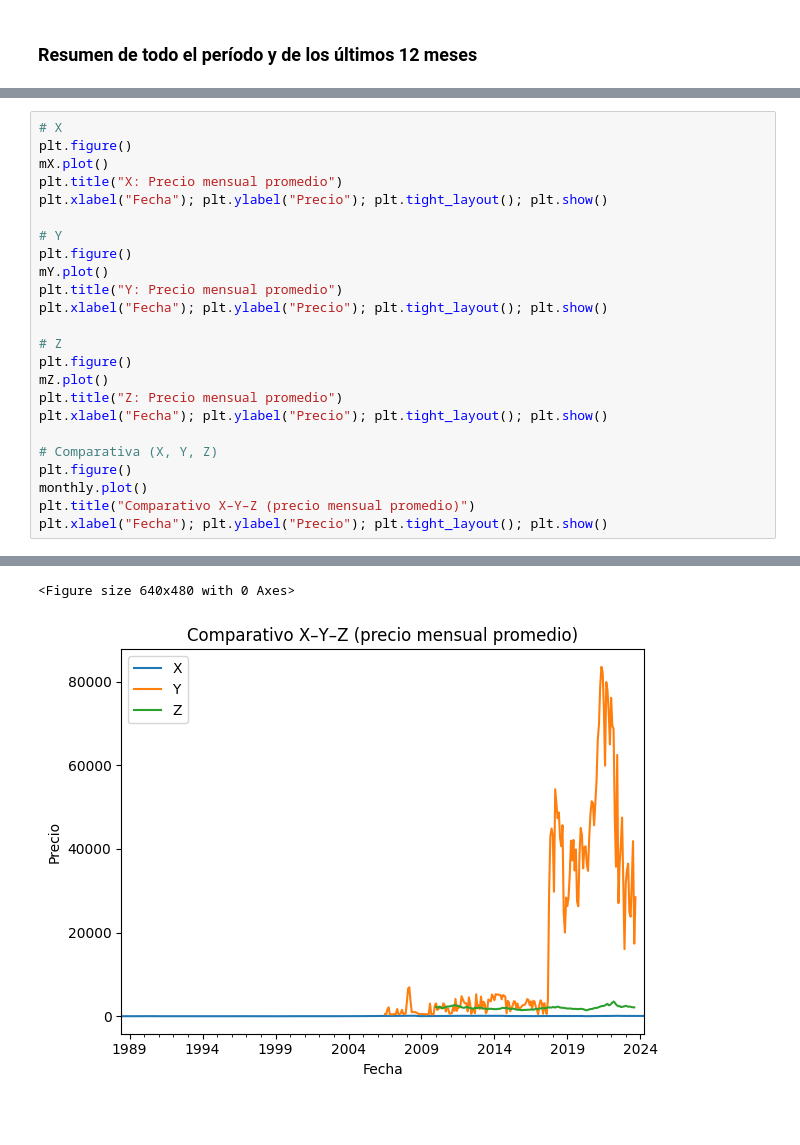
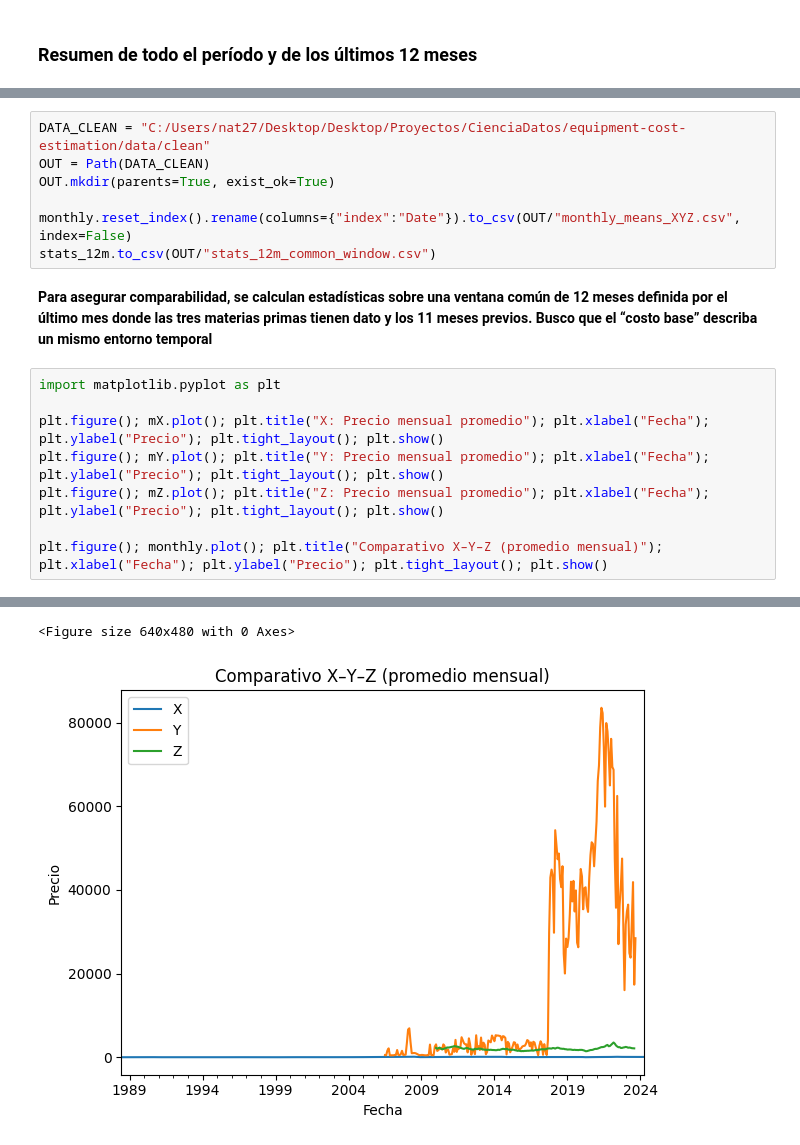
Before and after one commit to NaTHuber/equipment-cost-estimation, a Jupyter notebook: code/01_eda.ipynb, the cells around one changed output, grey strips where cells are left out. Drawn from its saved outputs; the diff is of its cells as text; blank space fills up the shorter version.

Commit message:
[update]: Se modifica ventana para una común de 12 meses

```diff
--- a/code/01_eda.ipynb
+++ b/code/01_eda.ipynb
@@ -356,30 +359,23 @@ Estadísticas de los últimos 12 meses
+# %%
+DATA_CLEAN = "C:/Users/nat27/Desktop/Desktop/Proyectos/CienciaDatos/equipment-cost-estimation/data/clean"
+OUT = Path(DATA_CLEAN)
+OUT.mkdir(parents=True, exist_ok=True)
+
+monthly.reset_index().rename(columns={"index":"Date"}).to_csv(OUT/"monthly_means_XYZ.csv", index=False)
+stats_12m.to_csv(OUT/"stats_12m_common_window.csv")
+# %% [markdown]
+**Para asegurar comparabilidad, se calculan estadísticas sobre una ventana común de 12 meses definida por el último mes donde las tres materias primas tienen dato y los 11 meses previos. Busco que el “costo base” describa un mismo entorno temporal**
 # %%
-# X
-plt.figure()
-mX.plot()
-plt.title("X: Precio mensual promedio")
-plt.xlabel("Fecha"); plt.ylabel("Precio"); plt.tight_layout(); plt.show()
+import matplotlib.pyplot as plt
 
-# Y
-plt.figure()
-mY.plot()
-plt.title("Y: Precio mensual promedio")
-plt.xlabel("Fecha"); plt.ylabel("Precio"); plt.tight_layout(); plt.show()
+plt.figure(); mX.plot(); plt.title("X: Precio mensual promedio"); plt.xlabel("Fecha"); plt.ylabel("Precio"); plt.tight_layout(); plt.show()
+plt.figure(); mY.plot(); plt.title("Y: Precio mensual promedio"); plt.xlabel("Fecha"); plt.ylabel("Precio"); plt.tight_layout(); plt.show()
+plt.figure(); mZ.plot(); plt.title("Z: Precio mensual promedio"); plt.xlabel("Fecha"); plt.ylabel("Precio"); plt.tight_layout(); plt.show()
 
-# Z
-plt.figure()
-mZ.plot()
-plt.title("Z: Precio mensual promedio")
-plt.xlabel("Fecha"); plt.ylabel("Precio"); plt.tight_layout(); plt.show()
-
-# Comparativa (X, Y, Z)
-plt.figure()
-monthly.plot()
-plt.title("Comparativo X–Y–Z (precio mensual promedio)")
-plt.xlabel("Fecha"); plt.ylabel("Precio"); plt.tight_layout(); plt.show()
+plt.figure(); monthly.plot(); plt.title("Comparativo X–Y–Z (promedio mensual)"); plt.xlabel("Fecha"); plt.ylabel("Precio"); plt.tight_layout(); plt.show()
 # %% [output]
 [figure]
 [figure]
 [figure]
 <Figure size 640x480 with 0 Axes>
-[figure, old version]
+[figure, new version]
```
Also changed, not shown: parts of 2 cells of this notebook.
